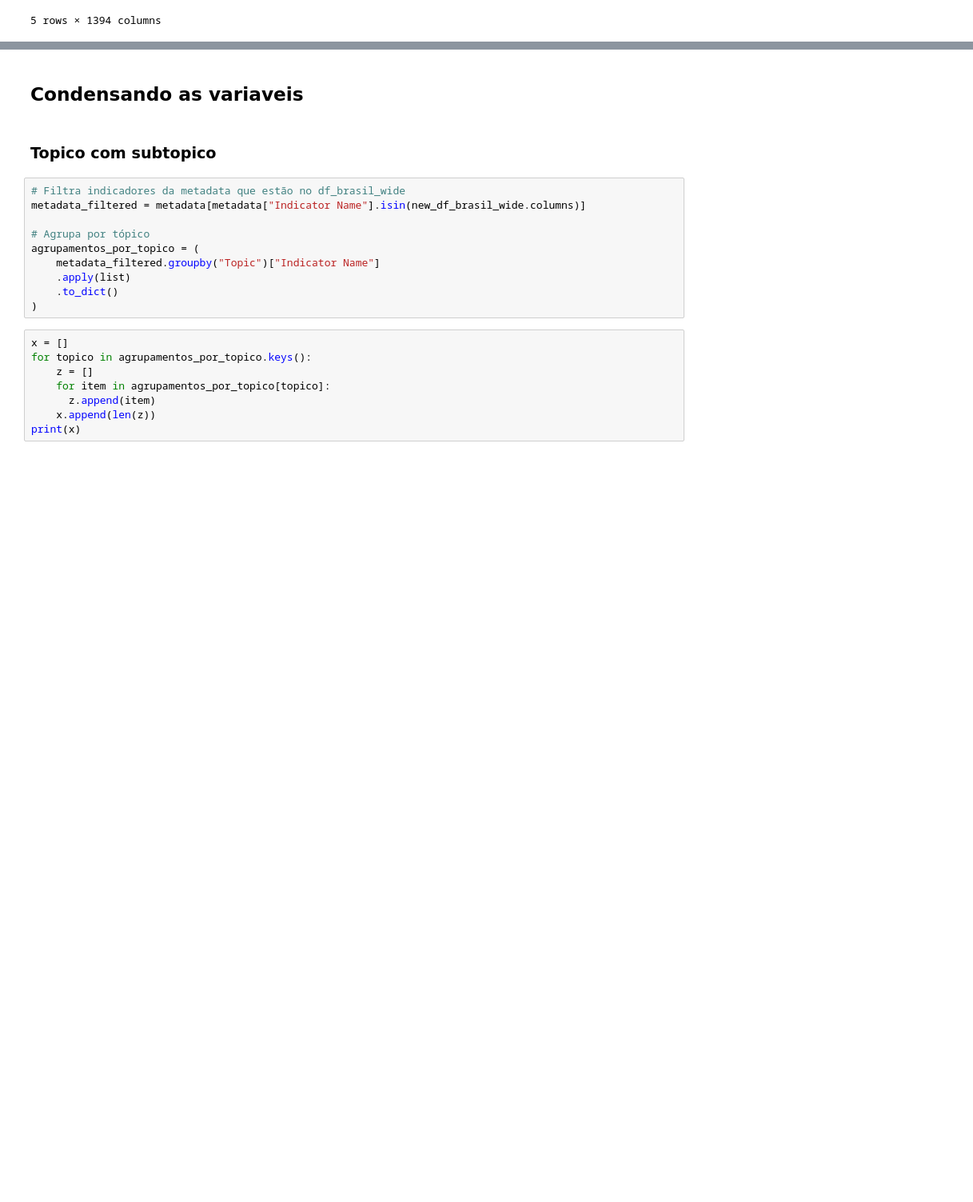
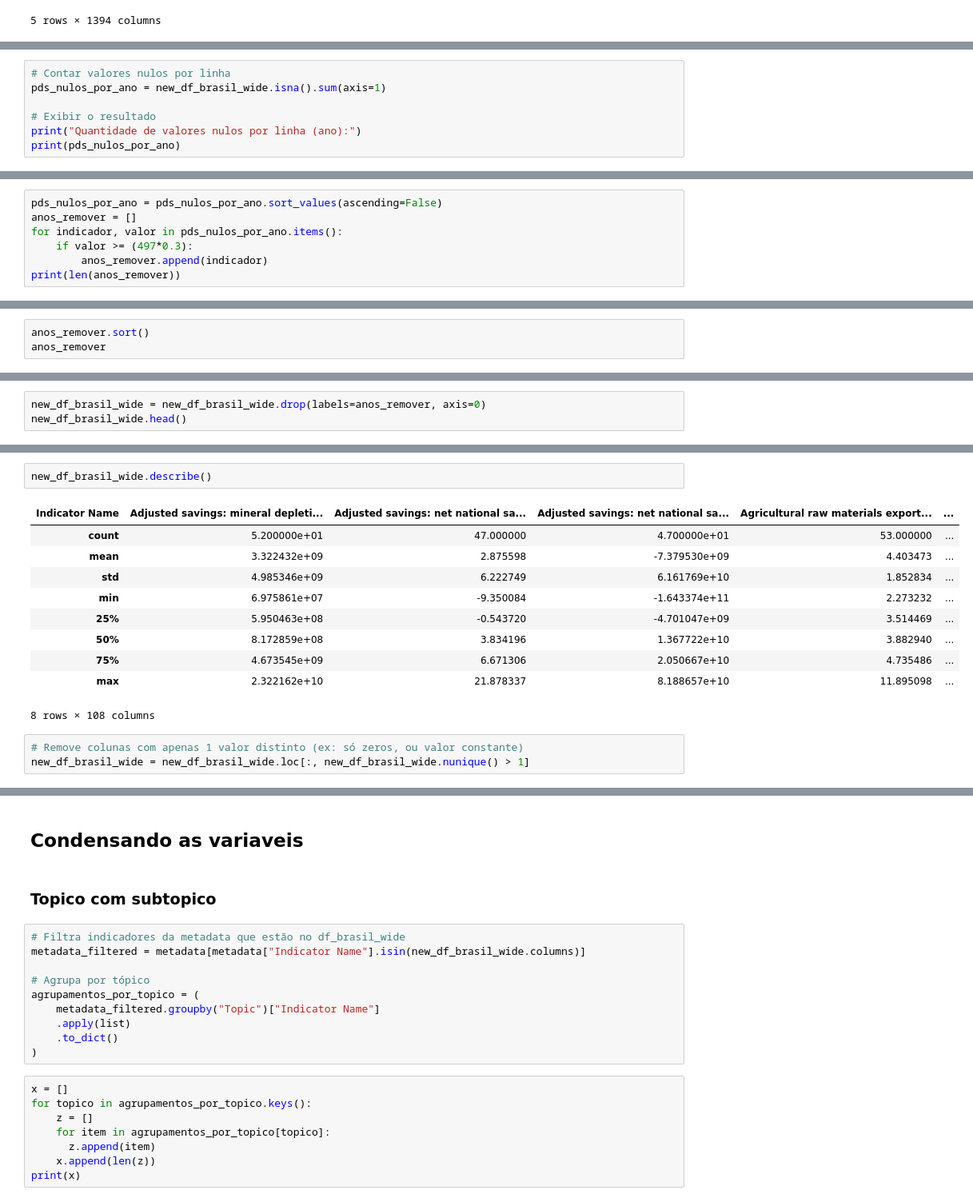
Before and after one commit to PrimeRibs2501/SME0852-SME0829, a Jupyter notebook: trab3.ipynb, the cells around one changed output, grey strips where cells are left out. Shown: that part at 80% size. Saved outputs shown, nothing was run; the diff lists cells and outputs as text; blank space fills up the shorter version.

```diff
--- a/trab3.ipynb
+++ b/trab3.ipynb
@@ -218,0 +231,7 @@ Verificando quantidade de nulos por ano
+# %%
+# Contar valores nulos por linha
+pds_nulos_por_ano = new_df_brasil_wide.isna().sum(axis=1)
+
+# Exibir o resultado
+print("Quantidade de valores nulos por linha (ano):")
+print(pds_nulos_por_ano)
@@ -218,0 +253,7 @@ Verificando quantidade de nulos por ano
+# %%
+pds_nulos_por_ano = pds_nulos_por_ano.sort_values(ascending=False)
+anos_remover = []
+for indicador, valor in pds_nulos_por_ano.items():
+    if valor >= (497*0.3):
+        anos_remover.append(indicador)
+print(len(anos_remover))
@@ -218,0 +262,3 @@ Verificando quantidade de nulos por ano
+# %%
+anos_remover.sort()
+anos_remover
@@ -218,0 +267,3 @@ Verificando quantidade de nulos por ano
+# %%
+new_df_brasil_wide = new_df_brasil_wide.drop(labels=anos_remover, axis=0)
+new_df_brasil_wide.head()
@@ -323,0 +362,16 @@ interval columns not set, guessing: ['Adjusted savings: mineral depletion (curre
+# %%
+new_df_brasil_wide.describe()
+# %% [output]
+| Indicator Name | Adjusted savings: mineral depleti... | Adjusted savings: net national sa... | Adjusted savings: net national sa... | Agricultural raw materials export... | ... |
+| count | 5.200000e+01 | 47.000000 | 4.700000e+01 | 53.000000 | ... |
+| mean | 3.322432e+09 | 2.875598 | -7.379530e+09 | 4.403473 | ... |
+| std | 4.985346e+09 | 6.222749 | 6.161769e+10 | 1.852834 | ... |
+| min | 6.975861e+07 | -9.350084 | -1.643374e+11 | 2.273232 | ... |
+| 25% | 5.950463e+08 | -0.543720 | -4.701047e+09 | 3.514469 | ... |
+| 50% | 8.172859e+08 | 3.834196 | 1.367722e+10 | 3.882940 | ... |
+| 75% | 4.673545e+09 | 6.671306 | 2.050667e+10 | 4.735486 | ... |
+| max | 2.322162e+10 | 21.878337 | 8.188657e+10 | 11.895098 | ... |
+8 rows × 108 columns
+# %%
+# Remove colunas com apenas 1 valor distinto (ex: só zeros, ou valor constante)
+new_df_brasil_wide = new_df_brasil_wide.loc[:, new_df_brasil_wide.nunique() > 1]
```
Also changed, not shown: parts of 38 cells of this notebook.
